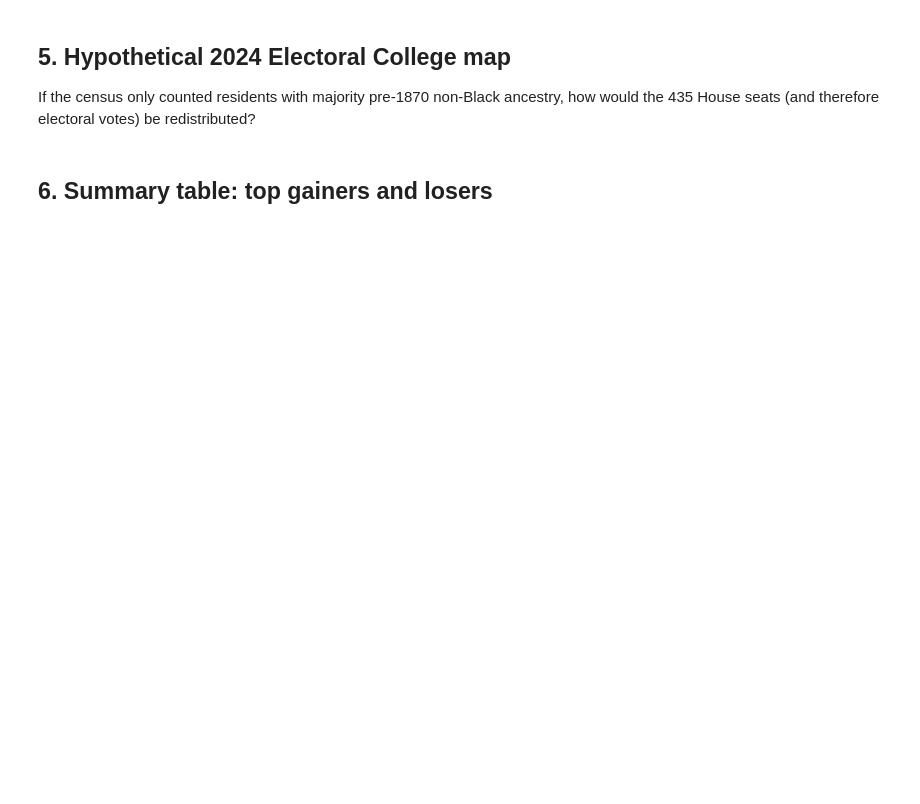
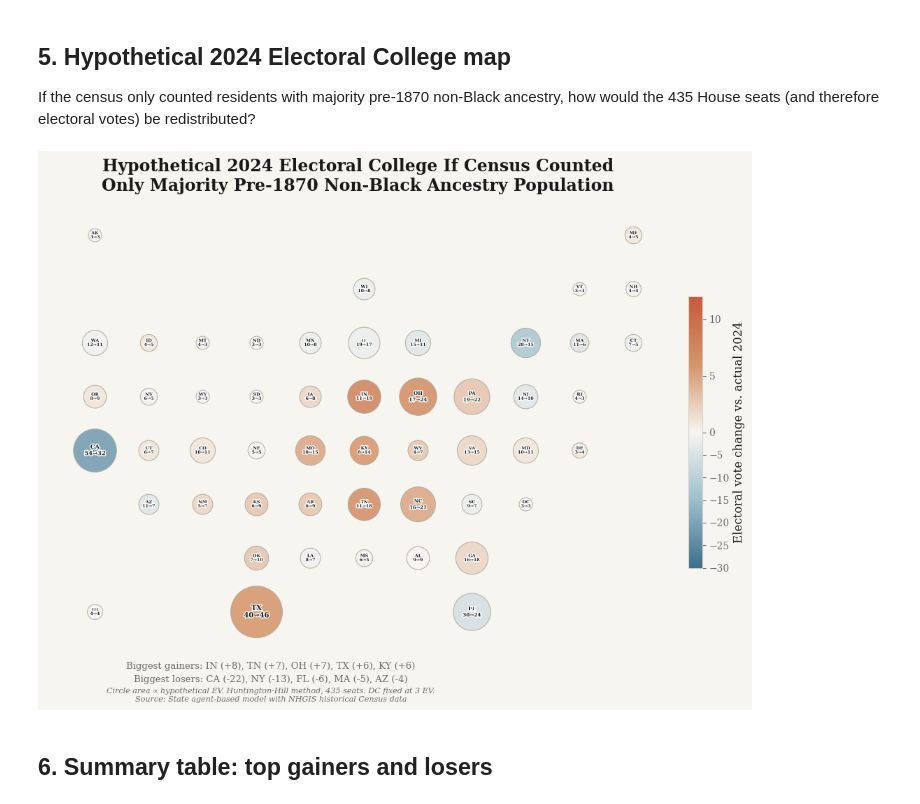
Before and after one commit to hanshanley/pre1870_pop, a Jupyter notebook: notebooks/old_stock_analysis.ipynb, the cells around one changed output. Cells and saved outputs as stored; diff of their text form; code cells hidden in the pictures; blank space fills up the shorter version.

```diff
--- a/notebooks/old_stock_analysis.ipynb
+++ b/notebooks/old_stock_analysis.ipynb
@@ -350,8 +425,7 @@ If the census only counted residents with majority pre-1870 non-Black ancestry,
 from matplotlib.patches import Circle
 from matplotlib.collections import PatchCollection
 
-# US tile grid: (col, row) — approximate geographic layout
-TILE = {
+TILE_EC = {
     'AK': (0, 0),  'ME': (10, 0),
     'WI': (5, 1),  'VT': (9, 1),  'NH': (10, 1),
     'WA': (0, 2),  'ID': (1, 2),  'MT': (2, 2),  'ND': (3, 2),  'MN': (4, 2),
@@ -382,9 +456,9 @@ max_ev = df_state["hypothetical_ev"].max()
 patches, colors_arr, labels_info = [], [], []
 for _, row in df_state.iterrows():
     abbr = row["abbr"]
-    if abbr not in TILE:
+    if abbr not in TILE_EC:
         continue
-    col, grow = TILE[abbr]
+    col, grow = TILE_EC[abbr]
     cx, cy = col * CELL, -grow * CELL
     ev = row["hypothetical_ev"]
     r = MAX_R * np.sqrt(ev / max_ev)
@@ -404,34 +478,37 @@ for cx, cy, abbr, actual, hyp, r in labels_info:
                 path_effects=[pe.withStroke(linewidth=2, foreground="white")], zorder=4)
 
 ax.autoscale_view()
 ax.set_aspect("equal")
 ax.margins(0.05)
 
 sm = plt.cm.ScalarMappable(cmap=ev_cmap, norm=ev_norm)
 sm._A = []
 cbar = fig.colorbar(sm, ax=ax, fraction=0.02, pad=0.02, shrink=0.6)
 cbar.set_label("Electoral vote change vs. actual 2024", fontsize=12)
 cbar.ax.tick_params(labelsize=10)
 cbar.outline.set_edgecolor(SUBSTACK_GRID)
 
 ax.set_title("Hypothetical 2024 Electoral College If Census Counted\nOnly Majority Pre-1870 Non-Black Ancestry Population",
              fontsize=17, fontweight="bold", pad=16)
 
 gainers = df_state[df_state["ev_change"] > 0].sort_values("ev_change", ascending=False)
 losers  = df_state[df_state["ev_change"] < 0].sort_values("ev_change")
 top_gain = ", ".join(f"{r['abbr']} ({int(r['ev_change']):+d})" for _, r in gainers.head(5).iterrows())
 top_lose = ", ".join(f"{r['abbr']} ({int(r['ev_change']):+d})" for _, r in losers.head(5).iterrows())
 
 fig.text(0.5, 0.04,
          f"Biggest gainers: {top_gain}\nBiggest losers: {top_lose}",
          ha="center", fontsize=9.5, color=SUBSTACK_MUTED, linespacing=1.6)
 fig.text(0.5, 0.005,
-         "Circle area ∝ hypothetical EV. Huntington-Hill method, 435 seats. DC fixed at 3 EV.",
+         "Circle area ∝ hypothetical EV. Huntington-Hill method, 435 seats. DC fixed at 3 EV.\n"
+         "Source: State agent-based model with NHGIS historical Census data",
          ha="center", fontsize=8, color=SUBSTACK_MUTED, style="italic")
 
 plt.tight_layout(rect=[0, 0.06, 1, 1])
 plt.savefig("../outputs/map_hypothetical_ec_2024_cartogram.png", dpi=200, bbox_inches="tight")
 plt.show()
+# %% [output]
+[figure, added]
 # %% [markdown]
 ## 6. Summary table: top gainers and losers
 # %%
```
Also changed, not shown: parts of 8 cells of this notebook, 13 other files.
